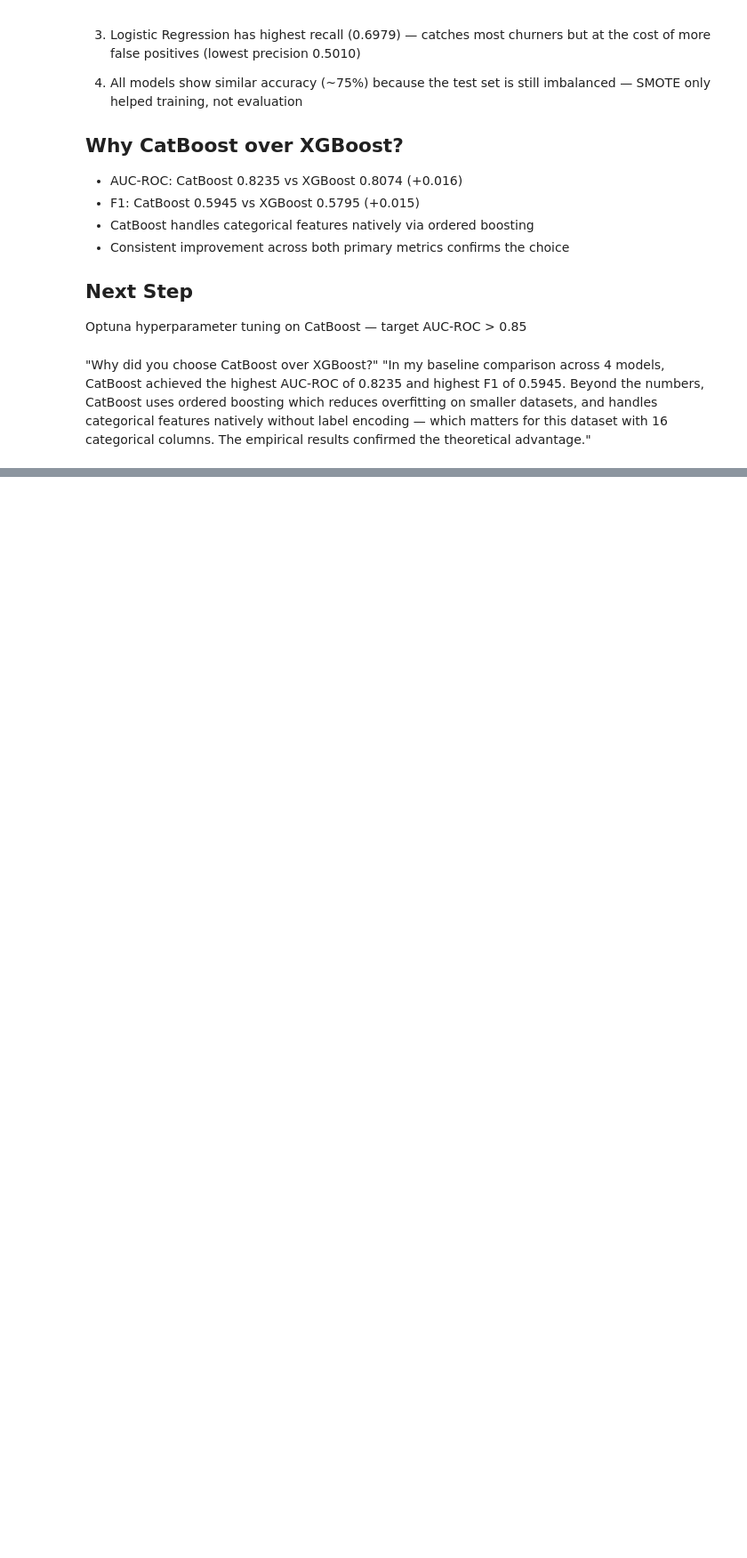
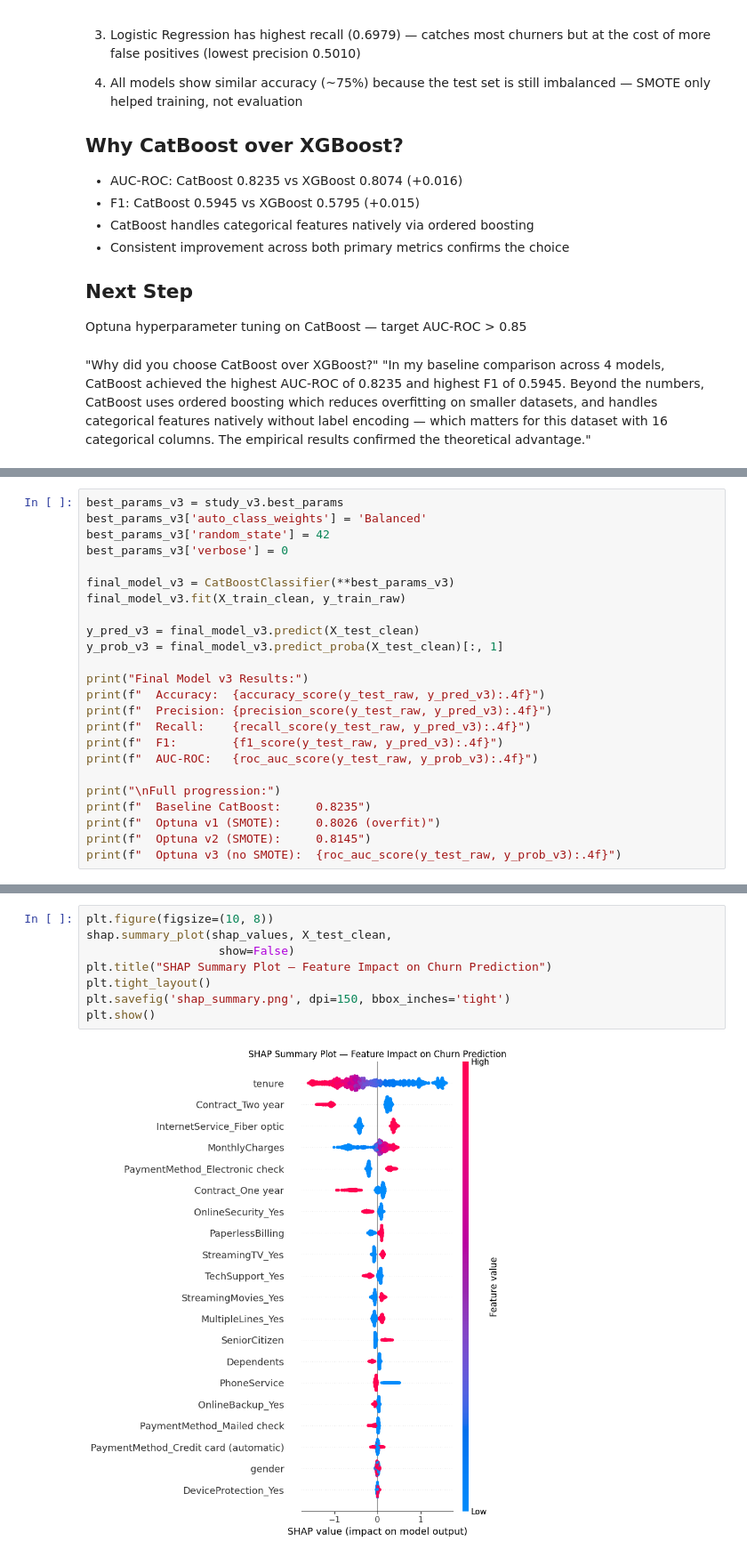
Before and after one commit to Integenpiyush/churn-prediction-catboost, a Jupyter notebook: notebooks/03_models.ipynb, the cells around one changed output, grey strips where cells are left out. Shown at 89% size. Cells and saved outputs as stored; diff of their text form; blank space fills up the shorter version.

```diff
--- a/notebooks/03_models.ipynb
+++ b/notebooks/03_models.ipynb
@@ -171,0 +536,24 @@ Optuna hyperparameter tuning on CatBoost — target AUC-ROC > 0.85
+# %%
+best_params_v3 = study_v3.best_params
+best_params_v3['auto_class_weights'] = 'Balanced'
+best_params_v3['random_state'] = 42
+best_params_v3['verbose'] = 0
+
+final_model_v3 = CatBoostClassifier(**best_params_v3)
+final_model_v3.fit(X_train_clean, y_train_raw)
+
+y_pred_v3 = final_model_v3.predict(X_test_clean)
+y_prob_v3 = final_model_v3.predict_proba(X_test_clean)[:, 1]
+
+print("Final Model v3 Results:")
+print(f"  Accuracy:  {accuracy_score(y_test_raw, y_pred_v3):.4f}")
+print(f"  Precision: {precision_score(y_test_raw, y_pred_v3):.4f}")
+print(f"  Recall:    {recall_score(y_test_raw, y_pred_v3):.4f}")
+print(f"  F1:        {f1_score(y_test_raw, y_pred_v3):.4f}")
+print(f"  AUC-ROC:   {roc_auc_score(y_test_raw, y_prob_v3):.4f}")
+
+print("\nFull progression:")
+print(f"  Baseline CatBoost:     0.8235")
+print(f"  Optuna v1 (SMOTE):     0.8026 (overfit)")
+print(f"  Optuna v2 (SMOTE):     0.8145")
+print(f"  Optuna v3 (no SMOTE):  {roc_auc_score(y_test_raw, y_prob_v3):.4f}")
@@ -171,0 +735,10 @@ Optuna hyperparameter tuning on CatBoost — target AUC-ROC > 0.85
+# %%
+plt.figure(figsize=(10, 8))
+shap.summary_plot(shap_values, X_test_clean,
+                   show=False)
+plt.title("SHAP Summary Plot — Feature Impact on Churn Prediction")
+plt.tight_layout()
+plt.savefig('shap_summary.png', dpi=150, bbox_inches='tight')
+plt.show()
+# %% [output]
+[figure, added]
```
Also changed, not shown: parts of 26 cells of this notebook.
